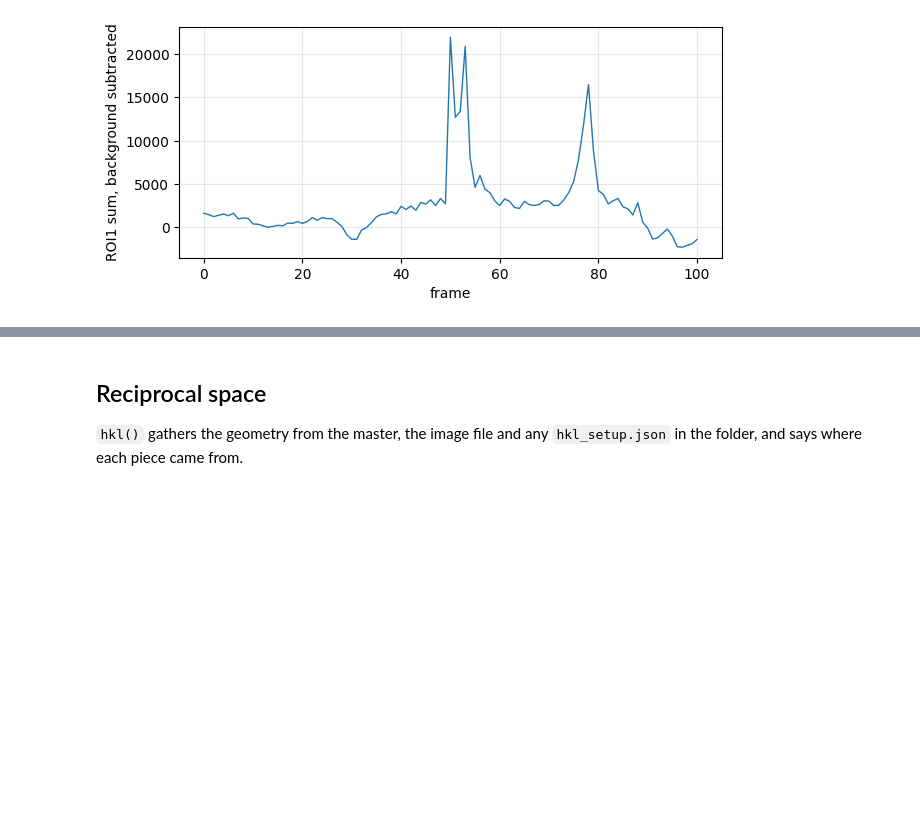
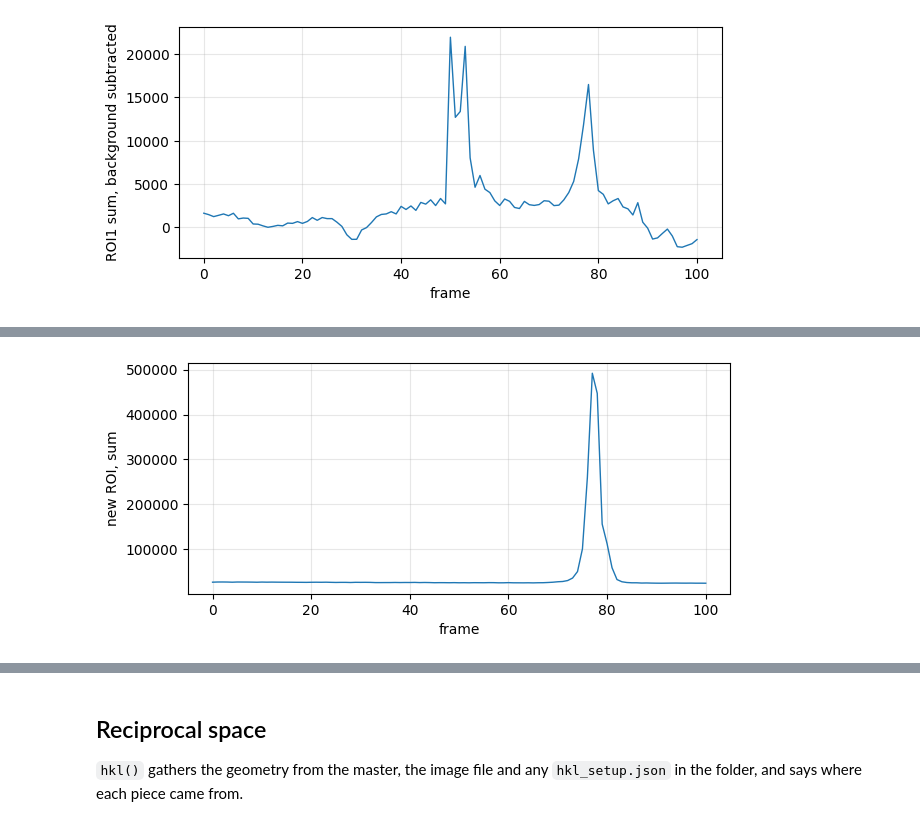
Before and after one commit to jwkim-anl/6idb-scan-viewer, a Jupyter notebook: examples/getting-started.ipynb, the cells around one changed output, grey strips where cells are left out. Drawn from its saved outputs; the diff is of its cells as text; code cells hidden in the pictures; blank space fills up the shorter version.

```diff
--- a/examples/getting-started.ipynb
+++ b/examples/getting-started.ipynb
@@ -161,0 +181,5 @@ ax.set_ylabel("ROI1 sum, background subtracted"); ax.grid(alpha=0.3)
+# %%
+ax = images.roi_curve(spot, "sum").plot(figsize=(7, 3), lw=1)
+ax.set_ylabel("new ROI, sum"); ax.grid(alpha=0.3)
+# %% [output]
+[figure, added]
```
Also changed, not shown: parts of 5 cells of this notebook, 9 other files.
